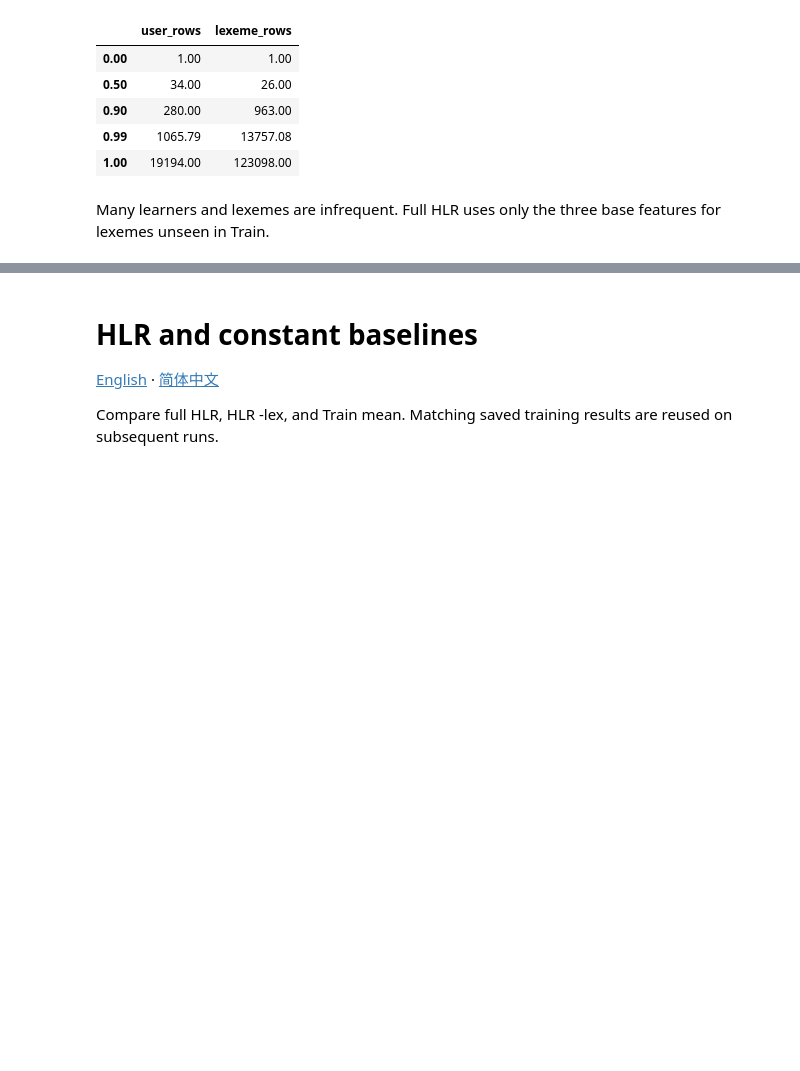
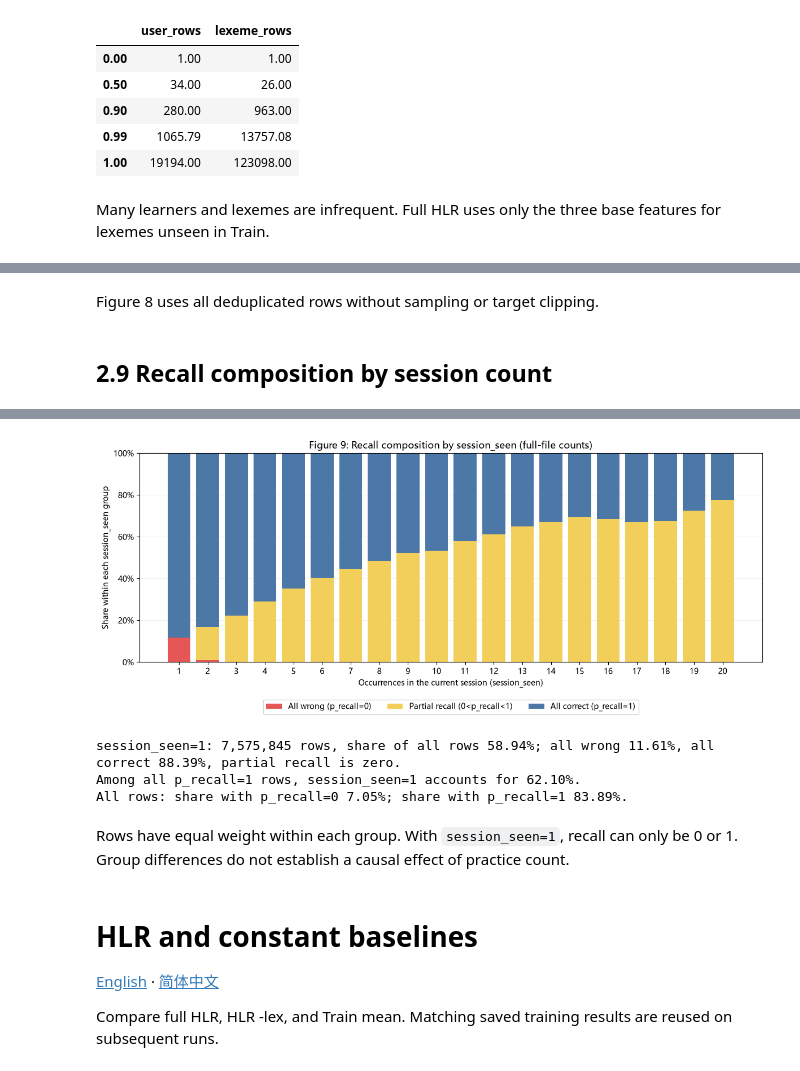
Before and after one commit to Horace564/HLR, a Jupyter notebook: legacy_full_pipeline.ipynb, the cells around one changed output, grey strips where cells are left out. Cells and saved outputs as stored; diff of their text form; code cells hidden in the pictures; blank space fills up the shorter version.

```diff
--- a/legacy_full_pipeline.ipynb
+++ b/legacy_full_pipeline.ipynb
@@ -1357,0 +1464,55 @@ Many learners and lexemes are infrequent. Full HLR uses only the three base feat
+# %% [markdown]
+Figure 8 uses all deduplicated rows without sampling or target clipping.
+# %% [markdown]
+## 2.9 Recall composition by session count
+# %%
+# Each group uses all its rows as the denominator; rows have equal weight.
+session_eda_rate_table = session_eda_summary[[
+    "rows", "p_zero_rows", "p_partial_rows", "p_one_rows",
+    "p_zero_rate", "p_partial_rate", "p_one_rate",
+]].rename(columns={
+    "rows": "Deduplicated rows", "p_zero_rows": "All-wrong rows", "p_partial_rows": "Partial-recall rows",
+    "p_one_rows": "All-correct rows", "p_zero_rate": "Share with p_recall=0",
+    "p_partial_rate": "Share with 0<p_recall<1", "p_one_rate": "Share with p_recall=1",
+})
+session_eda_rate_display = session_eda_rate_table.copy()
+for session_eda_column in ["Deduplicated rows", "All-wrong rows", "Partial-recall rows", "All-correct rows"]:
+    session_eda_rate_display[session_eda_column] = session_eda_rate_display[session_eda_column].map("{:,}".format)
+for session_eda_column in ["Share with p_recall=0", "Share with 0<p_recall<1", "Share with p_recall=1"]:
+    session_eda_rate_display[session_eda_column] = session_eda_rate_display[session_eda_column].map("{:.4%}".format)
+display(session_eda_rate_display)
+
+fig, ax = plt.subplots(figsize=(12, 5.2))
+session_eda_bottom = np.zeros(len(session_eda_summary))
+for session_eda_column, session_eda_label, session_eda_color in [
+    ("p_zero_rate", "All wrong (p_recall=0)", "#E45756"),
+    ("p_partial_rate", "Partial recall (0<p_recall<1)", "#F2CF5B"),
+    ("p_one_rate", "All correct (p_recall=1)", "#4C78A8"),
+]:
+    ax.bar(session_eda_positions, session_eda_summary[session_eda_column],
+           bottom=session_eda_bottom, label=session_eda_label, color=session_eda_color)
+    session_eda_bottom += session_eda_summary[session_eda_column].to_numpy()
+ax.set_xticks(session_eda_positions, session_eda_summary.index.astype(str))
+ax.set_ylim(0, 1)
+ax.yaxis.set_major_formatter(PercentFormatter(xmax=1))
+ax.set(xlabel="Occurrences in the current session (session_seen)",
+       ylabel="Share within each session_seen group",
+       title="Figure 9: Recall composition by session_seen (full-file counts)")
+ax.legend(loc="upper center", bbox_to_anchor=(0.5, -0.16), ncol=3)
+ax.grid(axis="y", alpha=0.2)
+ax.set_axisbelow(True)
+fig.tight_layout()
+plt.show()
+
+session_eda_all_one = int(session_eda_summary["p_one_rows"].sum())
+if 1 in session_eda_summary.index:
+    session_eda_single = session_eda_summary.loc[1]
+    print(f"session_seen=1: {int(session_eda_single['rows']):,} rows, "
+          f"share of all rows {session_eda_single['row_share']:.2%}; "
+          f"all wrong {session_eda_single['p_zero_rate']:.2%}, "
+          f"all correct {session_eda_single['p_one_rate']:.2%}, partial recall is zero.")
+    print(f"Among all p_recall=1 rows, session_seen=1 accounts for "
+          f"{session_eda_single['p_one_rows'] / session_eda_all_one:.2%}.")
+print(f"All rows: share with p_recall=0 {sum(session_eda_zero.values()) / session_eda_total:.2%}; "
+      f"share with p_recall=1 {session_eda_all_one / session_eda_total:.2%}.")
+# %% [output]
@@ -1358,3 +1537,9 @@ Many learners and lexemes are infrequent. Full HLR uses only the three base feat
+[figure, added]
+session_seen=1: 7,575,845 rows, share of all rows 58.94%; all wrong 11.61%, all correct 88.39%, partial recall is zero.
+Among all p_recall=1 rows, session_seen=1 accounts for 62.10%.
+All rows: share with p_recall=0 7.05%; share with p_recall=1 83.89%.
+# %% [markdown]
+Rows have equal weight within each group. With `session_seen=1`, recall can only be 0 or 1. Group differences do not establish a causal effect of practice count.
 # %% [markdown]
 # HLR and constant baselines
 
```
Also changed, not shown: parts of 3 cells of this notebook, 5 other files.
